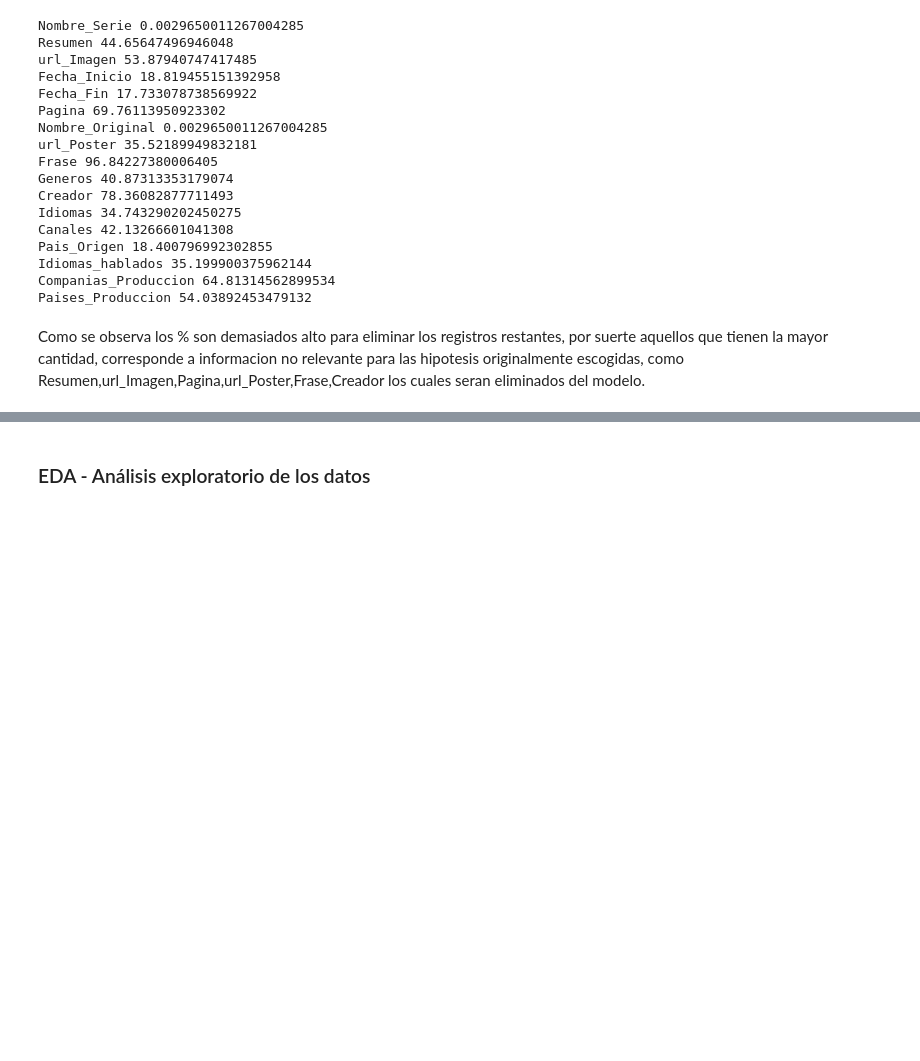
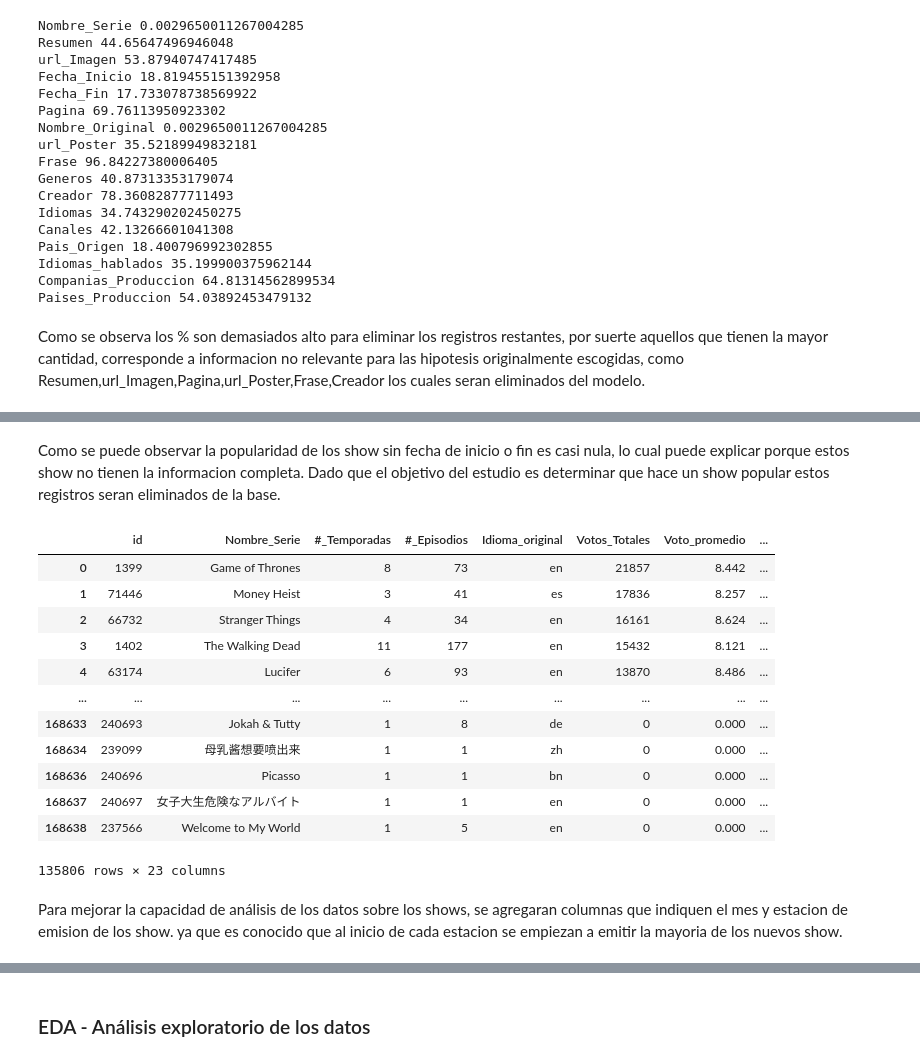
Before and after one commit to PedroJofreEsc/Data-science-Comision-61155, a Jupyter notebook: notebook/ProyectoDS_ParteI_jofre.ipynb, the cells around one changed output, grey strips where cells are left out. Cells and saved outputs as stored; diff of their text form; code cells hidden in the pictures; blank space fills up the shorter version.

```diff
--- a/notebook/ProyectoDS_ParteI_jofre.ipynb
+++ b/notebook/ProyectoDS_ParteI_jofre.ipynb
@@ -255,0 +281,20 @@ tmdb=tmdb.drop(columns=['Resumen','url_Imagen','url_Poster','Frase'])
+# %% [markdown]
+Como se puede observar la popularidad de los show sin fecha de inicio o fin es casi nula, lo cual puede explicar porque estos show no tienen la informacion completa. Dado que el objetivo del estudio es determinar que hace un show popular estos registros seran eliminados de la base.
+# %%
+tmdb.dropna(subset=['Fecha_Inicio','Fecha_Fin' ])
+# %% [output]
+|  | id | Nombre_Serie | #_Temporadas | #_Episodios | Idioma_original | Votos_Totales | Voto_promedio | ... |
+| 0 | 1399 | Game of Thrones | 8 | 73 | en | 21857 | 8.442 | ... |
+| 1 | 71446 | Money Heist | 3 | 41 | es | 17836 | 8.257 | ... |
+| 2 | 66732 | Stranger Things | 4 | 34 | en | 16161 | 8.624 | ... |
+| 3 | 1402 | The Walking Dead | 11 | 177 | en | 15432 | 8.121 | ... |
+| 4 | 63174 | Lucifer | 6 | 93 | en | 13870 | 8.486 | ... |
+| ... | ... | ... | ... | ... | ... | ... | ... | ... |
+| 168633 | 240693 | Jokah & Tutty | 1 | 8 | de | 0 | 0.000 | ... |
+| 168634 | 239099 | 母乳酱想要喷出来 | 1 | 1 | zh | 0 | 0.000 | ... |
+| 168636 | 240696 | Picasso | 1 | 1 | bn | 0 | 0.000 | ... |
+| 168637 | 240697 | 女子大生危険なアルバイト | 1 | 1 | en | 0 | 0.000 | ... |
+| 168638 | 237566 | Welcome to My World | 1 | 5 | en | 0 | 0.000 | ... |
+135806 rows × 23 columns
+# %% [markdown]
+Para mejorar la capacidad de análisis de los datos sobre los shows, se agregaran columnas que indiquen el mes y estacion de emision de los show. ya que es conocido que al inicio de cada estacion se empiezan a emitir la mayoria de los nuevos show.
```
Also changed, not shown: parts of 23 cells of this notebook, 1 other file.
